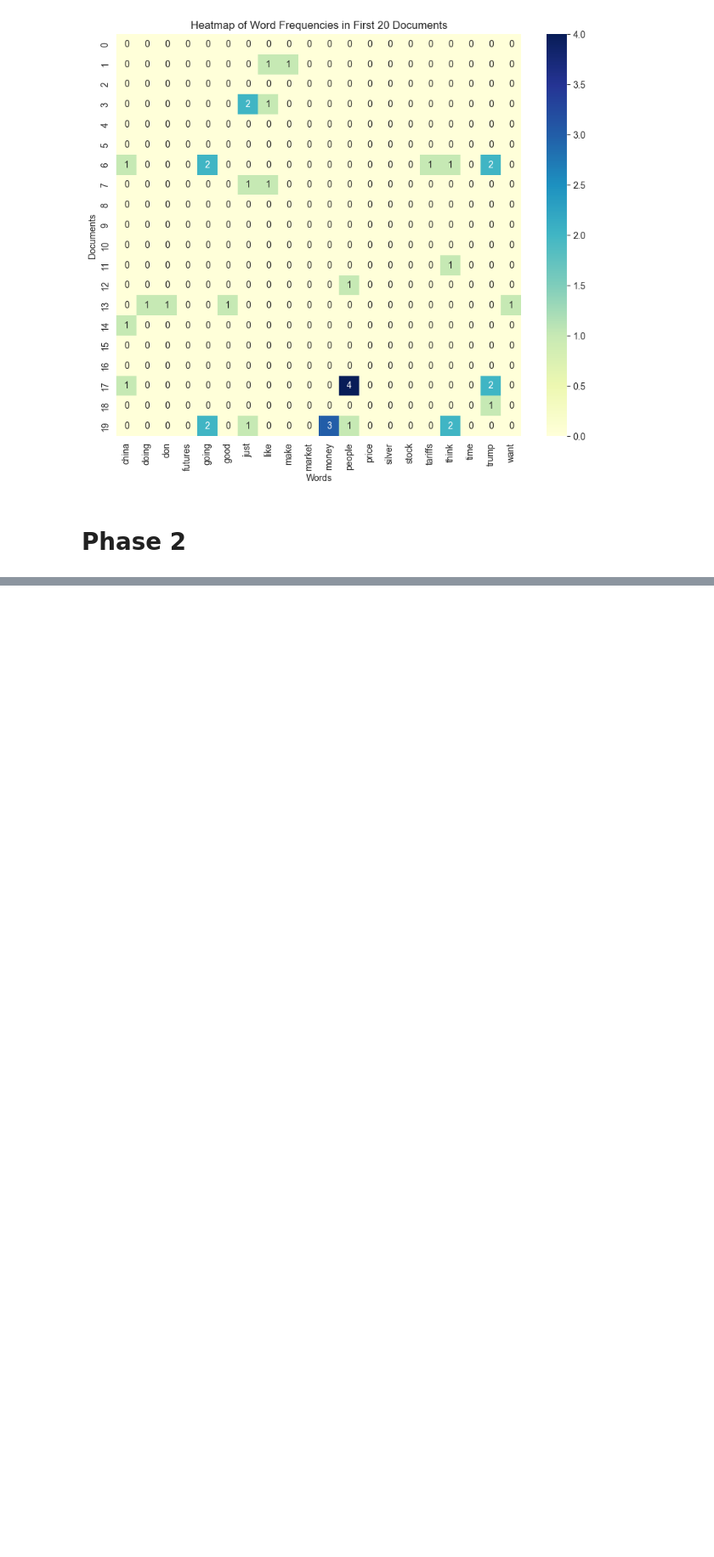
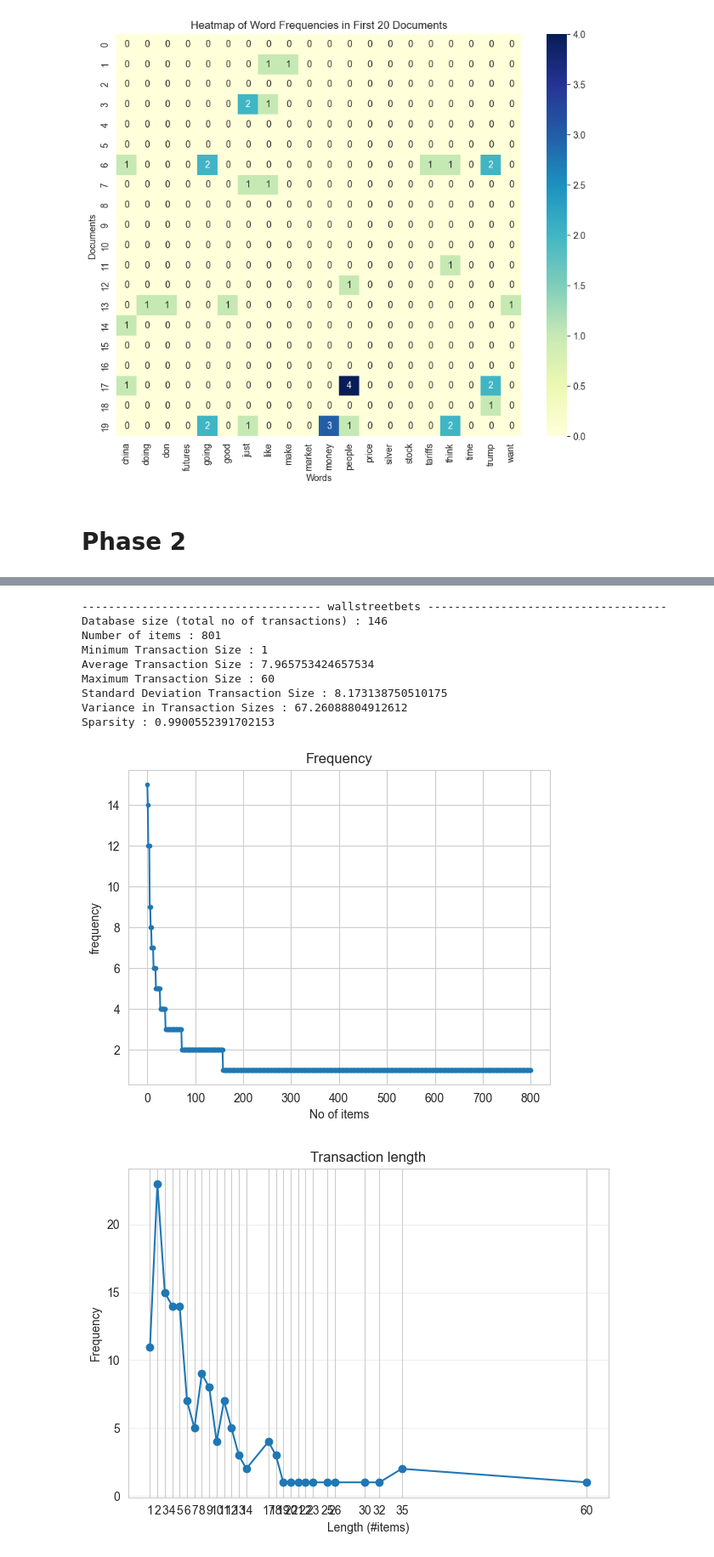
Before and after one commit to Vlhermitte/DM2025-Lab1-Exercise, a Jupyter notebook: DM2025-Lab1-Homework.ipynb, the cells around one changed output, grey strips where cells are left out. Shown at 85% size. Cells and saved outputs as stored; diff of their text form; code cells hidden in the pictures; blank space fills up the shorter version.

```diff
--- a/DM2025-Lab1-Homework.ipynb
+++ b/DM2025-Lab1-Homework.ipynb
@@ -283,0 +393,21 @@ plt.show()
+# %%
+from PAMI.extras.dbStats import TransactionalDatabase as tds
+
+for category in CATEGORIES:
+    obj = tds.TransactionalDatabase(f'td_freq_db_{category}.csv')
+    obj.run()
+    print(f"------------------------------------ {category} ------------------------------------")
+    obj.printStats()
+    obj.plotGraphs()
+# %% [output]
+------------------------------------ wallstreetbets ------------------------------------
+Database size (total no of transactions) : 146
+Number of items : 801
+Minimum Transaction Size : 1
+Average Transaction Size : 7.965753424657534
+Maximum Transaction Size : 60
+Standard Deviation Transaction Size : 8.173138750510175
+Variance in Transaction Sizes : 67.26088804912612
+Sparsity : 0.9900552391702153
+[figure, added]
+[figure, added]
```
Also changed, not shown: parts of 27 cells of this notebook, 1 other file.
